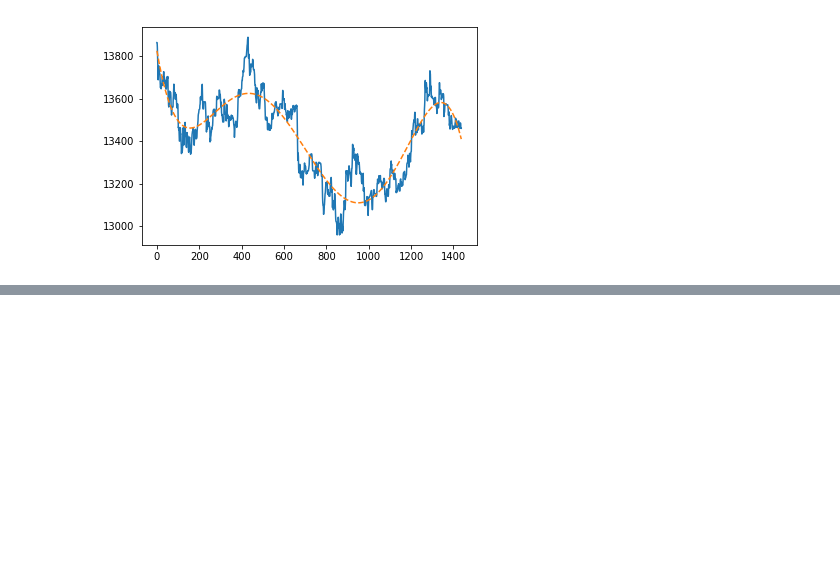
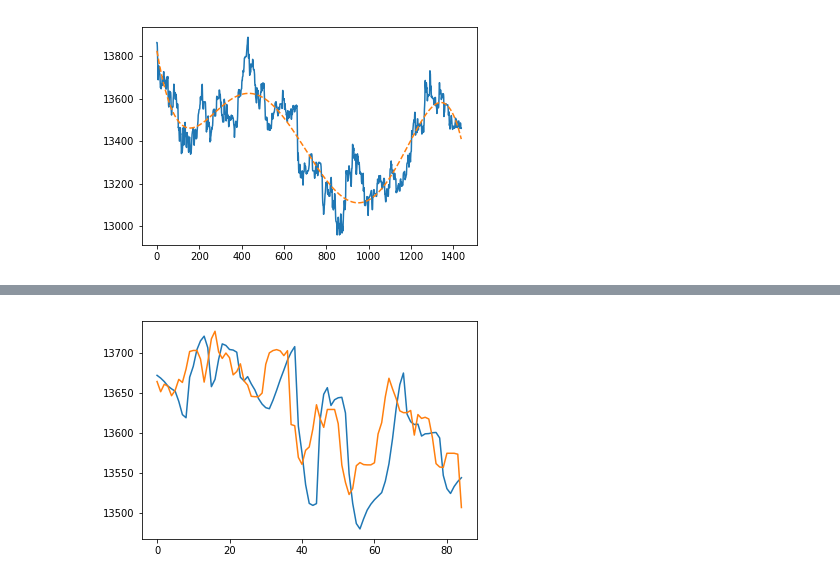
Before and after one commit to snava10/market-simulator, a Jupyter notebook: notebooks/bitcoin.ipynb, the cells around one changed output, grey strips where cells are left out. Drawn from its saved outputs; the diff is of its cells as text; code cells hidden in the pictures; blank space fills up the shorter version.

```diff
--- a/notebooks/bitcoin.ipynb
+++ b/notebooks/bitcoin.ipynb
@@ -40,3 +41,82 @@ plt.plot(x, y, '-', x, p(x), '--')
 plt.show()
 # %% [output]
 [figure]
+# %%
+import numpy as np
+import pandas as pd
+from matplotlib.pyplot import plot
+from matplotlib import pyplot as plt
+
+def plot_polynomial_fit(data_df, p):
+    x = np.array(range(len(data_df)))
+    y = data_df['price']
+    plt.plot(x, y, '-', x, p(x), '--')
+    plt.show()
+
+
+def predict(df, batch_size=30, correction_threshold=20, debug=False):
+    count = len(df)
+    squared_errors = []
+    errors = []
+    prediction = []
+    # print(count - batch_size)
+    p = None
+    skip = 0
+    increased_error = 0
+    for i in range(0, count - batch_size):
+        batch_df = df.take(range(i + skip, i + batch_size))
+        x = np.array(range(batch_size - skip))
+        y = batch_df['price']
+        p = np.poly1d(np.polyfit(x, y, 1))
+        error = p(batch_size - skip + 1) - df.iloc[i+batch_size]['price']
+        errors.append(error)
+        prediction.append(p(batch_size - skip + 1))
+        if i > 0 and abs(error) > abs(errors[-2]):
+            increased_error +=1
+            # print(increased_error)
+        else:
+            increased_error = 0
+        if debug:
+            plot_polynomial_fit(batch_df, p)
+#         if error**2 > correction_threshold:
+#             skip = batch_size - 7
+#             print('skip:', skip, abs(error))
+        if increased_error >= 5 or error > 20:
+            skip = batch_size - 5
+            #print('skip:', skip, abs(error))
+        else:
+            skip = max(0, skip-1)
+            #print('skip:', skip)
+        # print(i, i + batch_size, df.iloc[i+batch_size]['price'], error)
+        # print(i)
+    d = {'prediction': prediction,
+         'error': errors,
+         'abs_error': list(map(lambda x: abs(x), errors)),
+         'squared_error': list(map(lambda x: x**2, errors))
+        }
+    print(len(errors), len(prediction))
+    result_df = pd.DataFrame(d)
+    # return (errors, abs_error, squared_errors)
+    return result_df, p
+
+
+df = pd.read_csv('../data/coinbaseUSD_1-min_data_2014-12-01_to_2018-03-27.csv')
+df['time'] = pd.to_datetime(df['Timestamp'], unit='s')
+df = df[['time','Weighted_Price']]
+df = df.rename(index=str, columns={"Weighted_Price": "price"})
+df = df[(df['time'] > '2018-01-01 00:00:00')]
+df = df.reset_index()
+# df.set_index('time', inplace=True)
+# df.take(range(0,30))
+# df.iloc[[0]]
+batch_size = 15
+total = 100
+error_df, p = predict(df.take(range(0, total)), batch_size, 300, False)
+error_df['prediction'].plot()
+df.take(range(batch_size+1, total+1)).reset_index()['price'].plot()
+plt.show()
+error_df['abs_error'].plot()
+plt.show()
+# predict(df)
+# df.take(range(0, 32))
+# %% [output]
@@ -42,0 +124 @@ plt.show()
+[figure, added]
```
Also changed, not shown: parts of 2 cells of this notebook.
